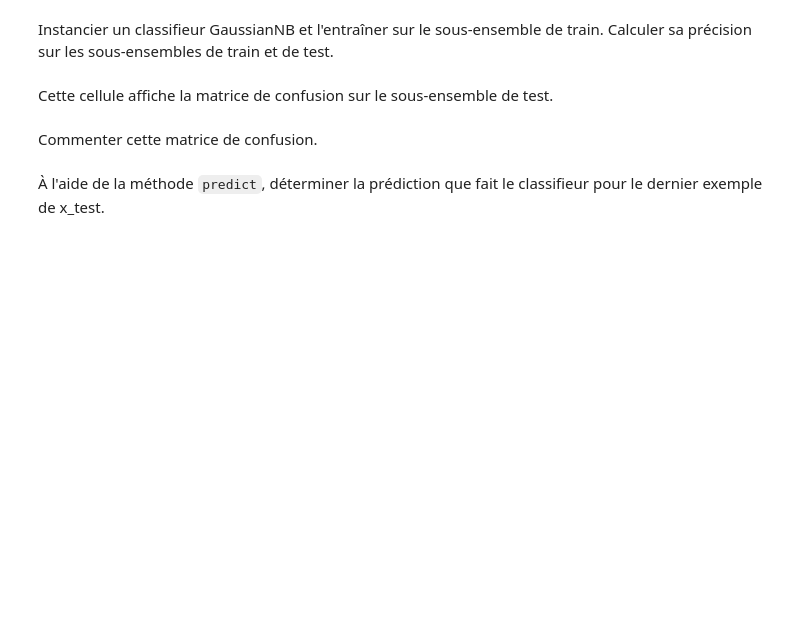
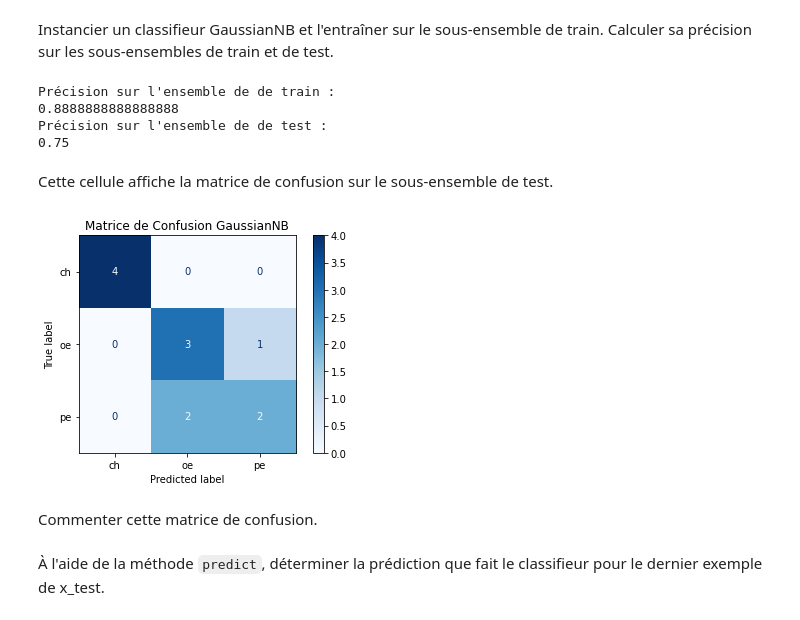
Before and after one commit to TwilCynder/univ-documents, a Jupyter notebook: M1/S7/csap/TP3/TP3_classif_bayesienne_sujet.ipynb, the cells around one changed output. Saved outputs shown, nothing was run; the diff lists cells and outputs as text; code cells hidden in the pictures; blank space fills up the shorter version.

```diff
--- a/M1/S7/csap/TP3/TP3_classif_bayesienne_sujet.ipynb
+++ b/M1/S7/csap/TP3/TP3_classif_bayesienne_sujet.ipynb
@@ -174,13 +183,26 @@ x_train.shape, y_train, x_test.shape, y_test
 # %% [markdown]
 Instancier un classifieur GaussianNB et l'entraîner sur le sous-ensemble de train. Calculer sa précision sur les sous-ensembles de train et de test.
+# %%
+classif = GaussianNB().fit(x_train, y_train)
+print("Précision sur l'ensemble de de train : ")
+print(classif.score(x_train, y_train))
+print("Précision sur l'ensemble de de test : ")
+print(classif.score(x_test, y_test))
+# %% [output]
+Précision sur l'ensemble de de train :
+0.8888888888888888
+Précision sur l'ensemble de de test :
+0.75
 # %% [markdown]
 Cette cellule affiche la matrice de confusion sur le sous-ensemble de test.
 # %%
-disp = metrics.plot_confusion_matrix(clf, x_test, y_test,
+disp = metrics.plot_confusion_matrix(classif, x_test, y_test,
                                  display_labels=["ch", "oe", "pe"],
                                  cmap=plt.cm.Blues,
                                  normalize=None)
 disp.ax_.set_title('Matrice de Confusion GaussianNB');
+# %% [output]
+[figure, added]
 # %% [markdown]
 Commenter cette matrice de confusion.
 # %% [markdown]
```
Also changed, not shown: parts of 8 cells of this notebook.
